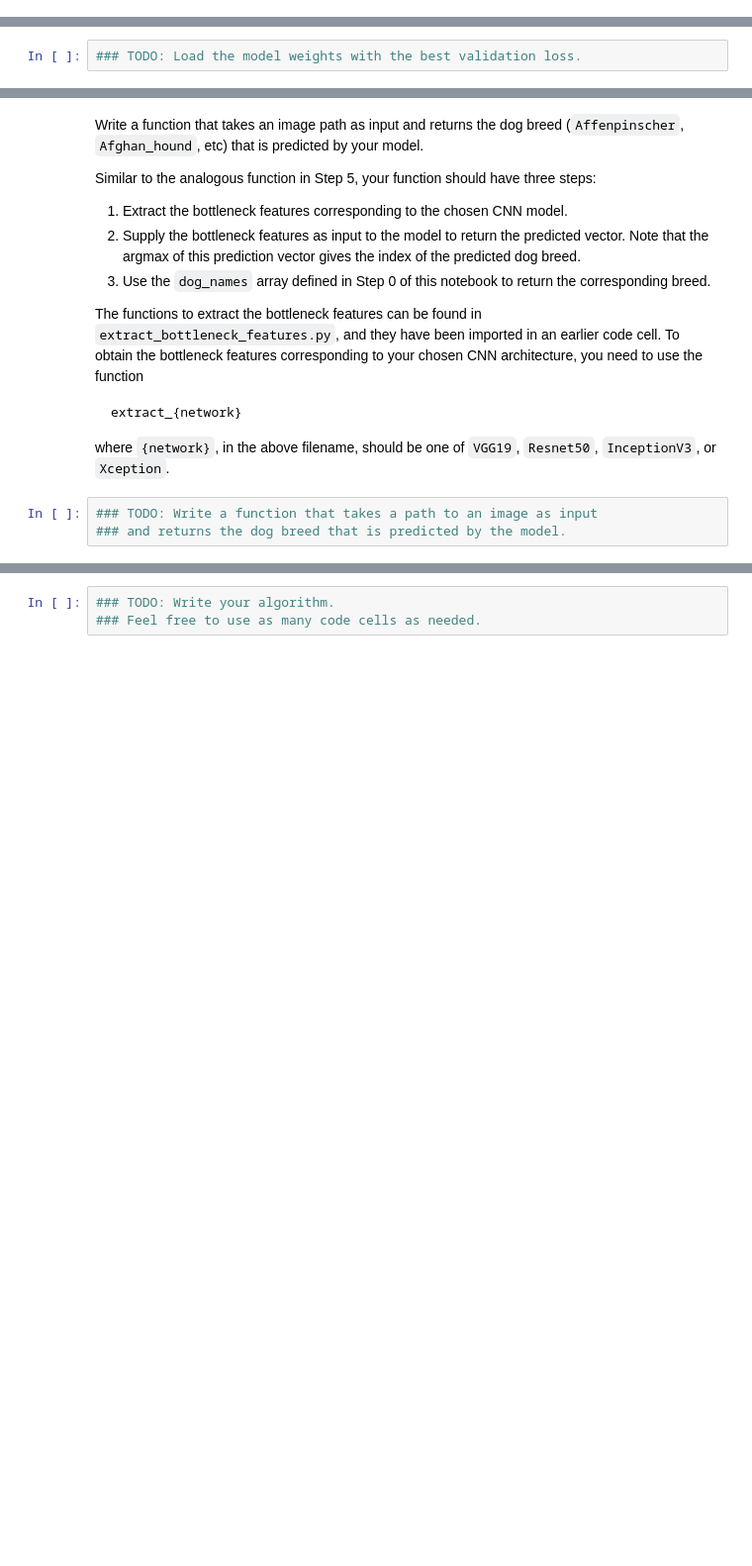
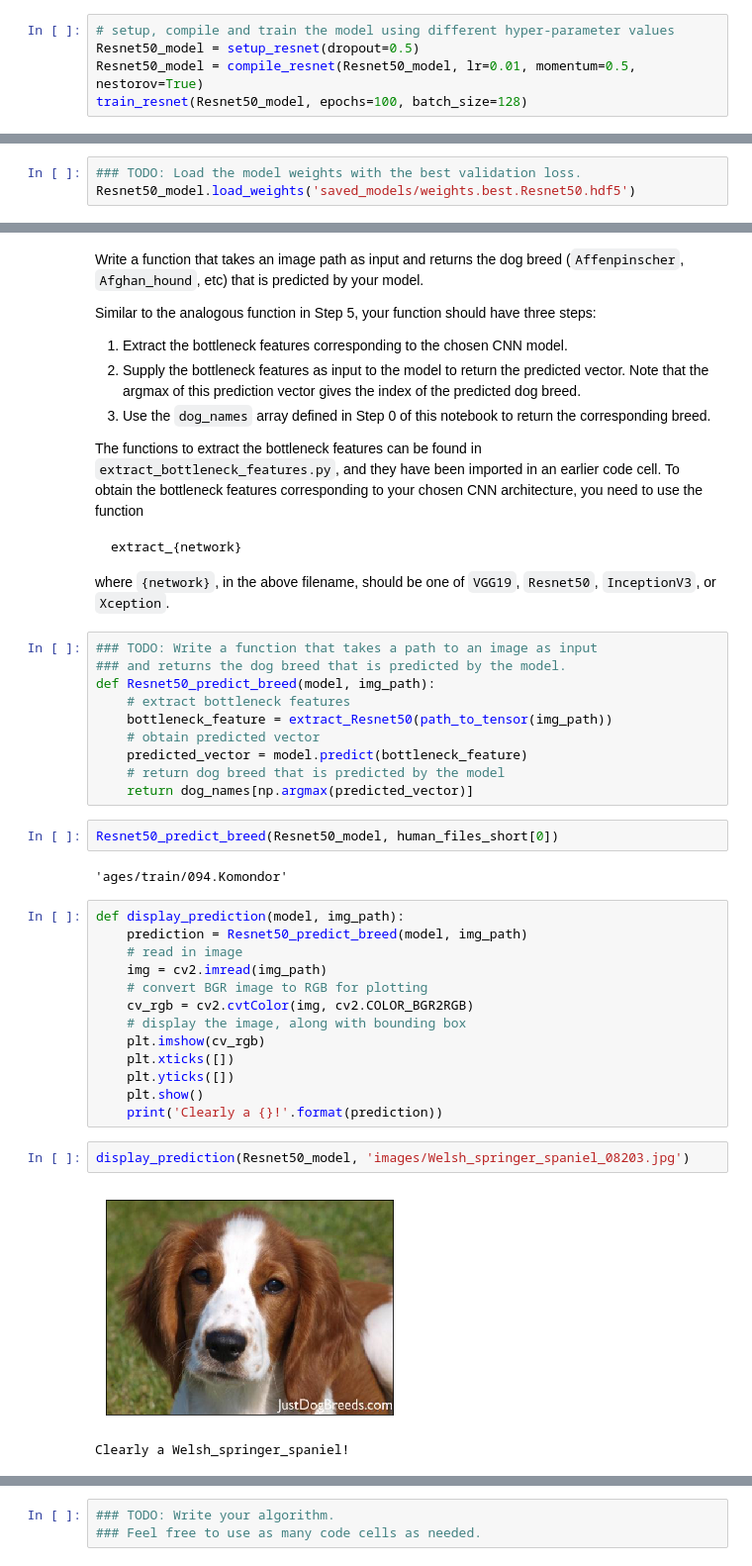
Before and after one commit to SimpliCTea/udacity-projects, a Jupyter notebook: dog_breed_classifier/dog_app.ipynb, the cells around one changed output, grey strips where cells are left out. Shown: that part at 99% size. Drawn from its saved outputs; the diff is of its cells as text; blank space fills up the shorter version.

Commit message:
feat: add trained resnet model

```diff
--- a/dog_breed_classifier/dog_app.ipynb
+++ b/dog_breed_classifier/dog_app.ipynb
@@ -652,0 +706,5 @@ You are welcome to [augment the training data](https://blog.keras.io/building-po
+# %%
+# setup, compile and train the model using different hyper-parameter values
+Resnet50_model = setup_resnet(dropout=0.5)
+Resnet50_model = compile_resnet(Resnet50_model, lr=0.01, momentum=0.5, nestorov=True)
+train_resnet(Resnet50_model, epochs=100, batch_size=128)
@@ -654,6 +730,7 @@ You are welcome to [augment the training data](https://blog.keras.io/building-po
 ### (IMPLEMENTATION) Load the Model with the Best Validation Loss
 # %%
 ### TODO: Load the model weights with the best validation loss.
+Resnet50_model.load_weights('saved_models/weights.best.Resnet50.hdf5')
 # %% [markdown]
 ### (IMPLEMENTATION) Test the Model
 
@@ -678,6 +767,35 @@ where `{network}`, in the above filename, should be one of `VGG19`, `Resnet50`,
 # %%
 ### TODO: Write a function that takes a path to an image as input
 ### and returns the dog breed that is predicted by the model.
+def Resnet50_predict_breed(model, img_path):
+    # extract bottleneck features
+    bottleneck_feature = extract_Resnet50(path_to_tensor(img_path))
+    # obtain predicted vector
+    predicted_vector = model.predict(bottleneck_feature)
+    # return dog breed that is predicted by the model
+    return dog_names[np.argmax(predicted_vector)]
+# %%
+Resnet50_predict_breed(Resnet50_model, human_files_short[0])
+# %% [output]
+'ages/train/094.Komondor'
+# %%
+def display_prediction(model, img_path):
+    prediction = Resnet50_predict_breed(model, img_path)
+    # read in image
+    img = cv2.imread(img_path)
+    # convert BGR image to RGB for plotting
+    cv_rgb = cv2.cvtColor(img, cv2.COLOR_BGR2RGB)
+    # display the image, along with bounding box
+    plt.imshow(cv_rgb)
+    plt.xticks([])
+    plt.yticks([])
+    plt.show()
+    print('Clearly a {}!'.format(prediction))
+# %%
+display_prediction(Resnet50_model, 'images/Welsh_springer_spaniel_08203.jpg')
+# %% [output]
+[figure, added]
+Clearly a Welsh_springer_spaniel!
 # %% [markdown]
 ---
 <a id='step6'></a>
```
Also changed, not shown: parts of 20 cells of this notebook, 5 other files.
